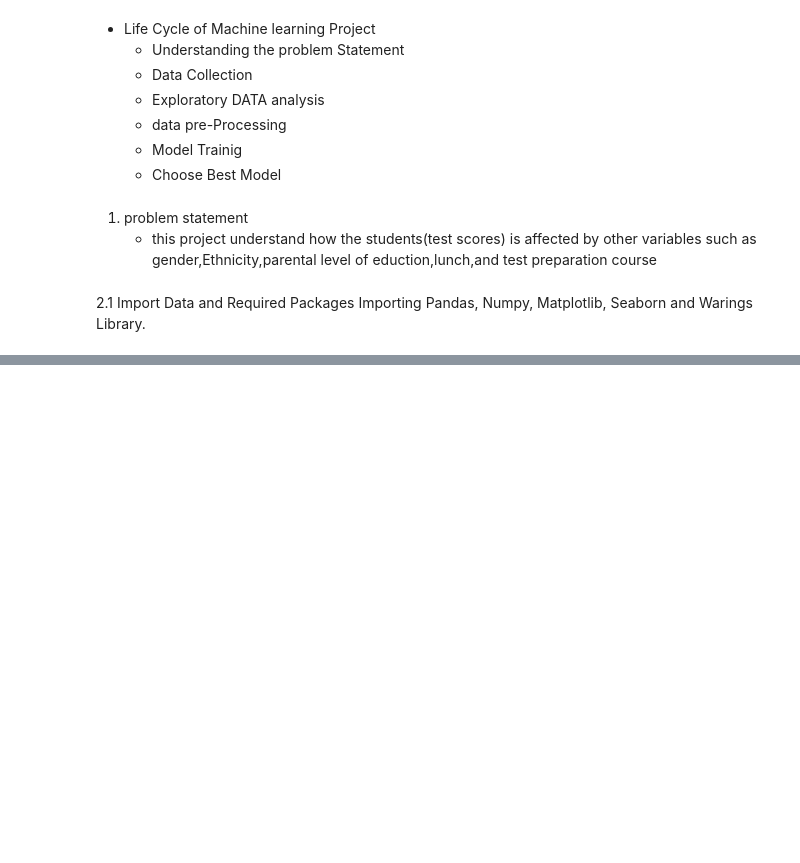
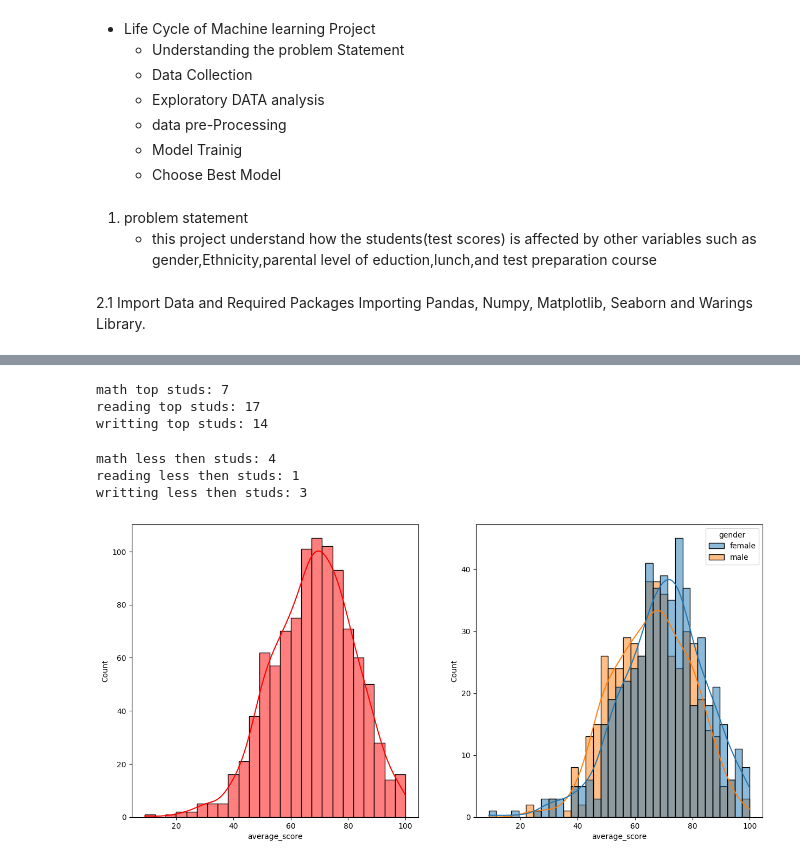
Before and after one commit to sripavan24/MLproject, a Jupyter notebook: notebook/1 . EDA STUDENT PERFORMANCE .ipynb, the cells around one changed output, grey strips where cells are left out. Saved outputs shown, nothing was run; the diff lists cells and outputs as text; code cells hidden in the pictures; blank space fills up the shorter version.

```diff
--- a/notebook/1 . EDA STUDENT PERFORMANCE .ipynb
+++ b/notebook/1 . EDA STUDENT PERFORMANCE .ipynb
@@ -38,0 +122,4 @@ FileNotFoundError: [Errno 2] No such file or directory: 'data/Std.csv'
+# %%
+df["total_score"]=df["math score"]+df['reading score']+df['writing score']
+df['average_score']=df['total_score']/3
+df.head()
@@ -38,0 +133,28 @@ FileNotFoundError: [Errno 2] No such file or directory: 'data/Std.csv'
+# %%
+#check the full marks stud
+
+math=df[df['math score']==100]['average_score'].count()
+test=df[df['reading score']==100]['average_score'].count()
+writting=df[df['writing score']==100]['average_score'].count()
+
+
+print("math top studs:",math)
+print("reading top studs:",test)
+print("writting top studs:",writting)
+# %% [output]
+math top studs: 7
+reading top studs: 17
+writting top studs: 14
+# %%
+math=df[df['math score']<=20]['average_score'].count()
+test=df[df['reading score']<=20]['average_score'].count()
+writting=df[df['writing score']<=20]['average_score'].count()
+
+
+print("math less then studs:",math)
+print("reading less then studs:",test)
+print("writting less then studs:",writting)
+# %% [output]
+math less then studs: 4
+reading less then studs: 1
+writting less then studs: 3
@@ -38,0 +163,11 @@ FileNotFoundError: [Errno 2] No such file or directory: 'data/Std.csv'
+# %%
+#histogram & kde
+
+fig,axs = plt.subplots(1,2 ,figsize=(15,7))
+plt.subplot(121)
+sns.histplot(x="average_score",data=df,bins=25,kde=True,color="r")
+plt.subplot(122)
+sns.histplot(x="average_score",data=df,bins=35,kde=True,hue='gender')
+plt.show()
+# %% [output]
+[figure, added]
```
Also changed, not shown: parts of 22 cells of this notebook, 2 other files.
